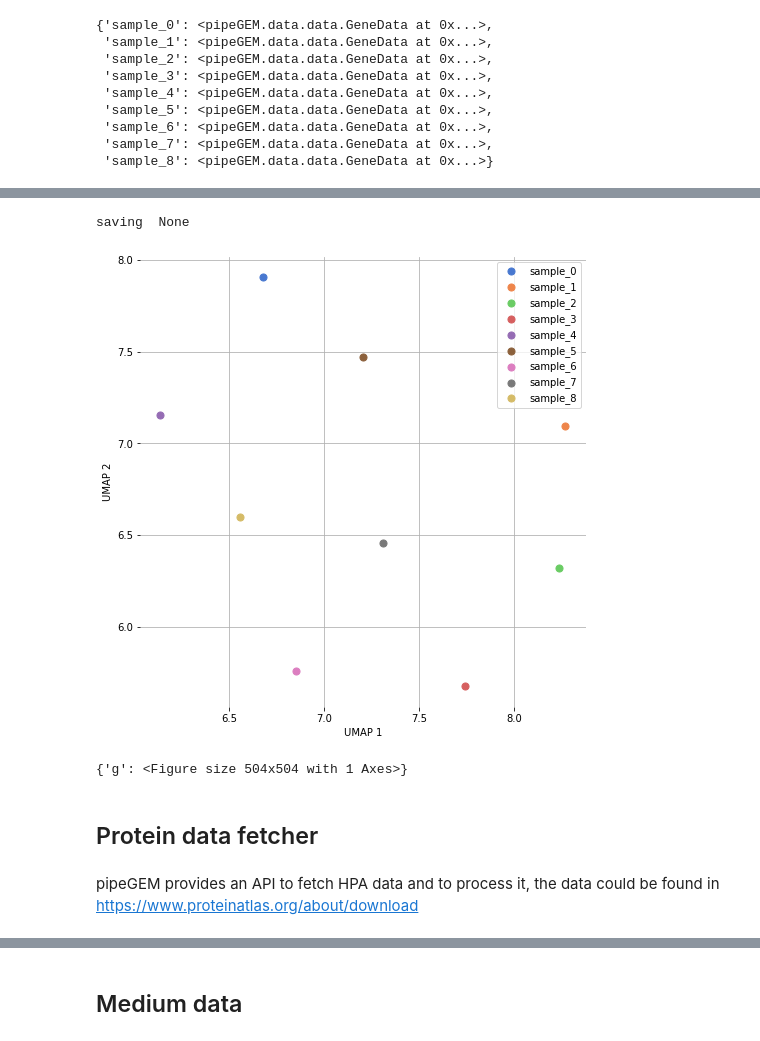
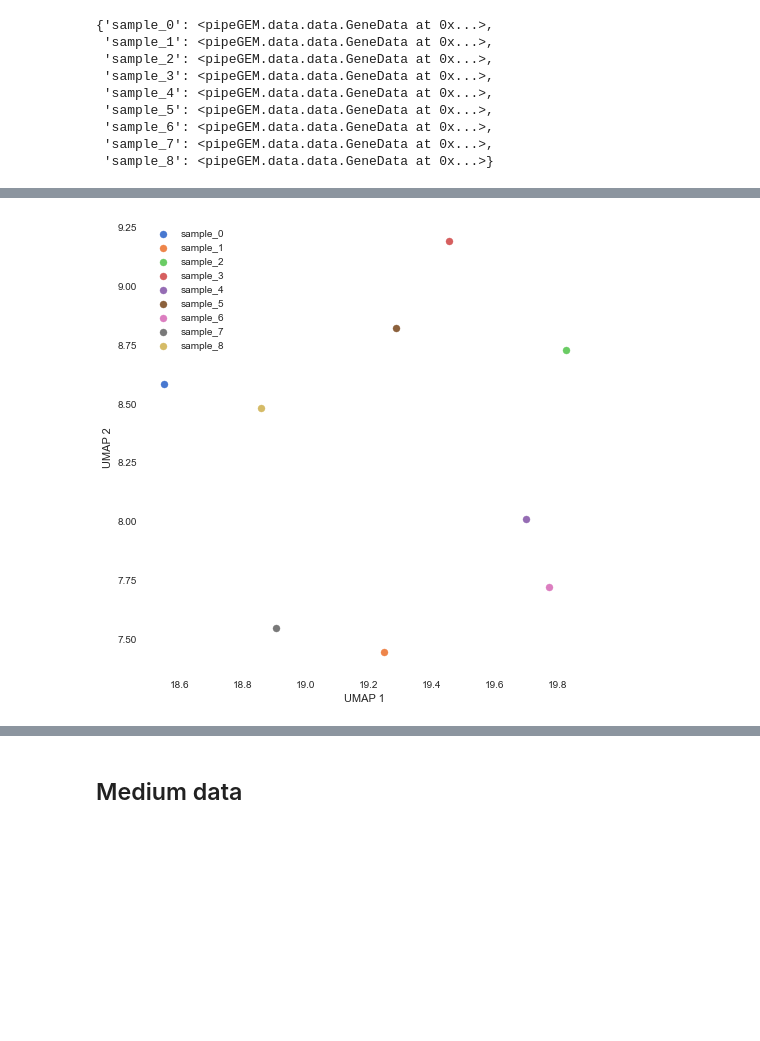
Before and after one commit to qwerty239qwe/pipeGEM, a Jupyter notebook: docs/source/2_data.ipynb, the cells around one changed output, grey strips where cells are left out. Saved outputs shown, nothing was run; the diff lists cells and outputs as text; code cells hidden in the pictures; blank space fills up the shorter version.

```diff
--- a/docs/source/2_data.ipynb
+++ b/docs/source/2_data.ipynb
@@ -40,7 +40,7 @@ from pipeGEM.data.synthesis import get_syn_gene_data
 import seaborn as sns
 import numpy as np
 # %%
-mouse = load_model('iMM1415')
+mouse = load_remote_model('iMM1415')
 # %% [output]
 Set parameter Username
 Academic license - for non-commercial use only - expires 2023-06-14
@@ -144,11 +170,5 @@ saving  None
 # %%
-plot_embedding(np.log2(raw_count + 1), reducer="UMAP")
+tsne_result = agg_data.dim_reduction(method="UMAP")
+tsne_result.plot()
 # %% [output]
-saving  None
-[figure, old version]
+[figure, new version]
-{'g': <Figure size 504x504 with 1 Axes>}
-# %% [markdown]
-## Protein data fetcher
-# %% [markdown]
-pipeGEM provides an API to fetch HPA data and to process it,
-the data could be found in https://www.proteinatlas.org/about/download
```
Also changed, not shown: parts of 20 cells of this notebook, 2 other files.
